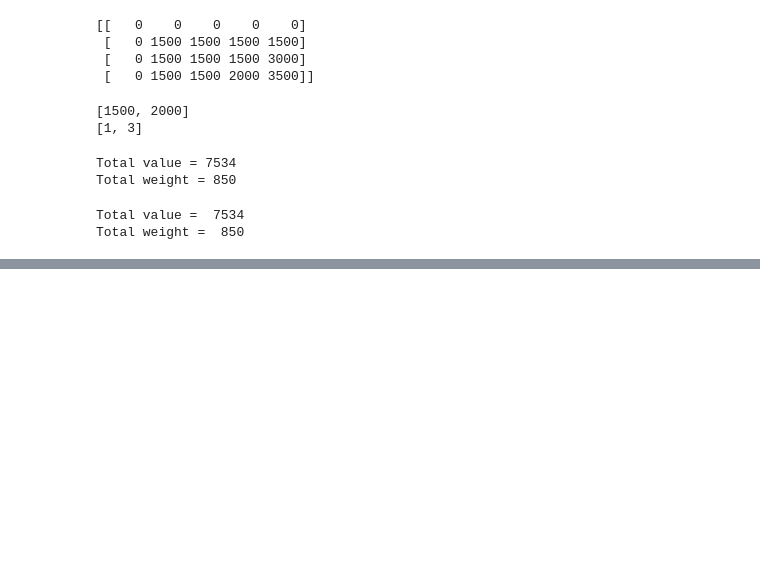
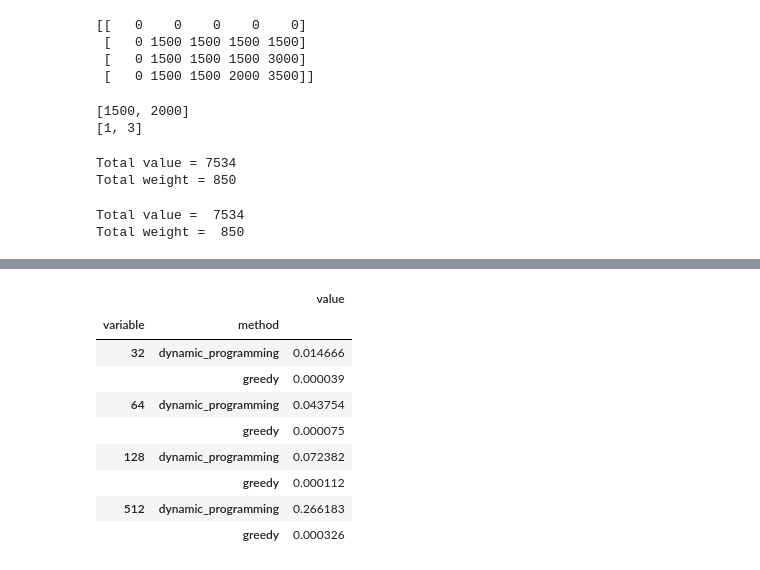
Before and after one commit to sherna90/analisis_algoritmos, a Jupyter notebook: 7.-problema_mochila.ipynb, the cells around one changed output, grey strips where cells are left out. Saved outputs shown, nothing was run; the diff lists cells and outputs as text; code cells hidden in the pictures; blank space fills up the shorter version.

```diff
--- a/7.-problema_mochila.ipynb
+++ b/7.-problema_mochila.ipynb
@@ -166,0 +250,15 @@ Total weight =  850
+# %%
+df_group=df.groupby(['variable','method'])
+# %%
+df_group.mean()
+# %% [output]
+|  |  | value |
+| variable | method |  |
+| 32 | dynamic_programming | 0.014666 |
+|  | greedy | 0.000039 |
+| 64 | dynamic_programming | 0.043754 |
+|  | greedy | 0.000075 |
+| 128 | dynamic_programming | 0.072382 |
+|  | greedy | 0.000112 |
+| 512 | dynamic_programming | 0.266183 |
+|  | greedy | 0.000326 |
```
Also changed, not shown: parts of 15 cells of this notebook.
